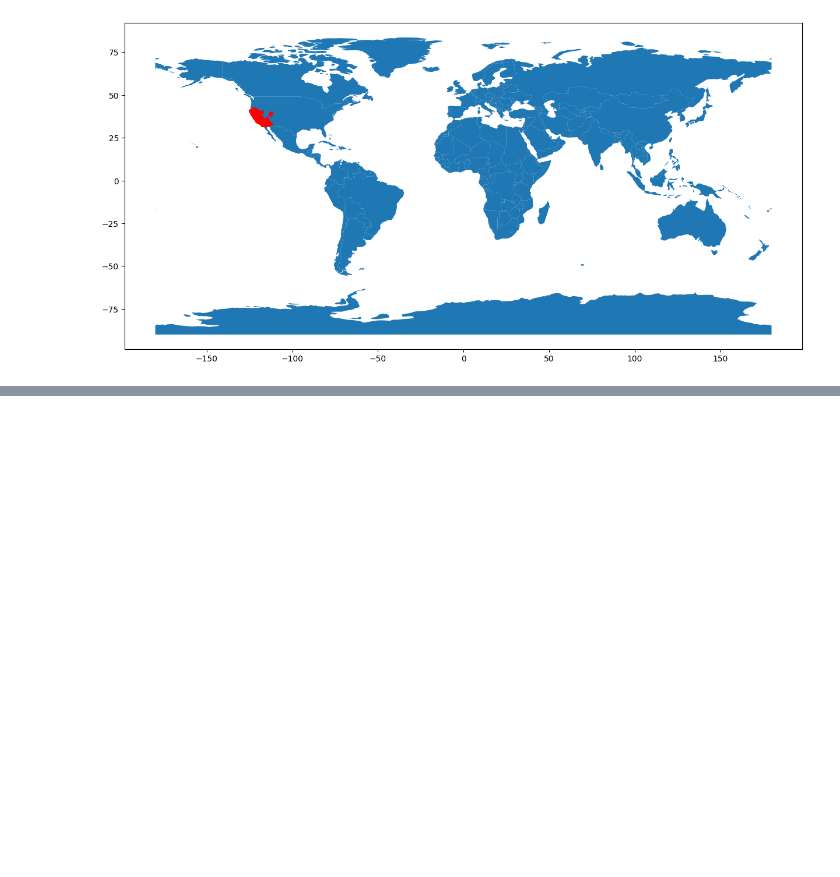
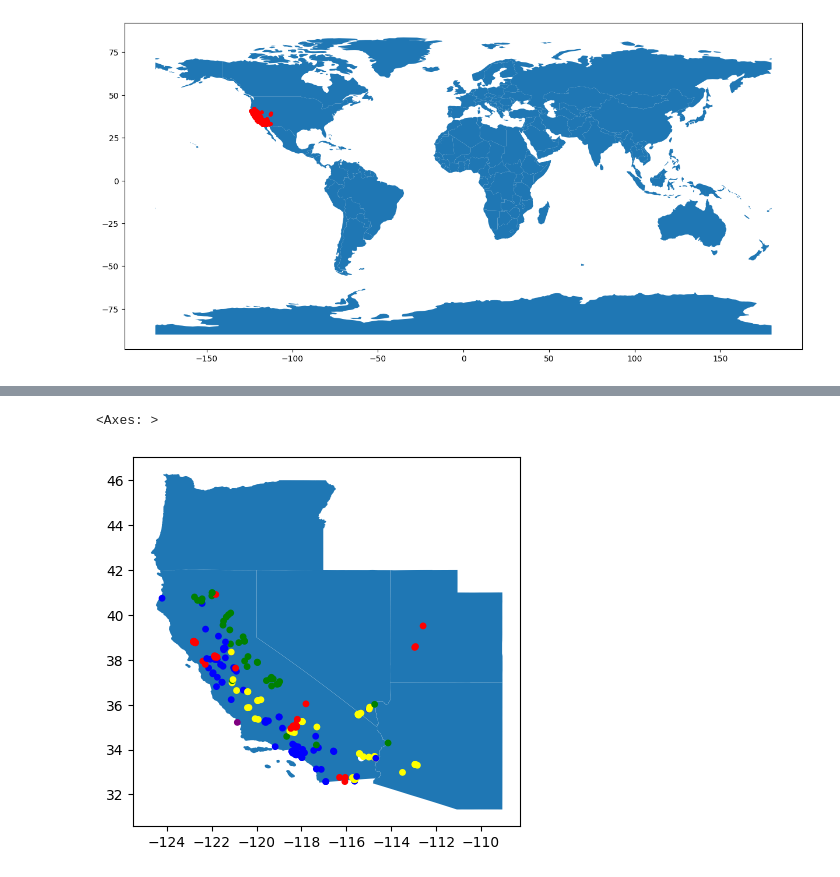
Before and after one commit to CatLava/data-projects, a Jupyter notebook: powerplant/California_powerplants.ipynb, the cells around one changed output, grey strips where cells are left out. Cells and saved outputs as stored; diff of their text form; code cells hidden in the pictures; blank space fills up the shorter version.

Commit message:
power plant map with color indicators

```diff
--- a/powerplant/California_powerplants.ipynb
+++ b/powerplant/California_powerplants.ipynb
@@ -91,7 +91,8 @@ Index(['X', 'Y', 'OBJECTID', 'CECPlantID', 'PlantName', 'EIAPlantID',
        'Elevation', 'Elevation_ft'],
       dtype='object')
 # %%
-geometry = [Point(xy) for xy in zip(df['Lon_WGS84'], df['Lat_WGS84'])]
+df['geometry'] = [Point(xy) for xy in zip(df['Lon_WGS84'], df['Lat_WGS84'])]
+geof = df.filter(['PriEnergySource', 'Capacity_Latest', 'geometry', 'Lon_WGS84', 'Lat_WGS84'], axis=1)
 gdf = gpd.GeoDataFrame(geometry=geometry)
 print(gdf)
 # %% [output]
@@ -109,3 +110,23 @@ print(gdf)
 1859                  POINT EMPTY
 
 [1860 rows x 1 columns]
+# %%
+gf = geof[geof["Capacity_Latest"] > 100]
+gf['PriEnergySource'].unique()
+colors = {
+    'NG' : 'blue',
+    'WND': 'red',
+    'SUN': 'yellow',
+    'WAT': 'green',
+    'NUC': 'purple',
+    'unknown' : 'white',
+    'GEO': 'red',
+    'JF': 'red',
+    'NG, DFO' : 'red',
+    'NG, OG': 'red',
+    'BIT' :'red'
+}
+gf.dropna()
+gf['PriEnergySource'] = gf['PriEnergySource'].fillna("unknown")
+gf['color'] = gf.apply(lambda row: colors[row['PriEnergySource']], axis=1)
+gf
@@ -111,0 +157,3 @@ print(gdf)
+# %%
+newdgf = gpd.GeoDataFrame(geometry=gf['geometry'])
+print(newdgf)
@@ -183,0 +247,5 @@ gdf.plot(ax=west.plot(aspect=1), marker='o', color='red', markersize=15)
+# %%
+newdgf.plot(ax=west.plot(aspect=1), marker='o', c=gf['color'], markersize=15)
+# %% [output]
+<Axes: >
+[figure, added]
```
Also changed, not shown: parts of 10 cells of this notebook.
